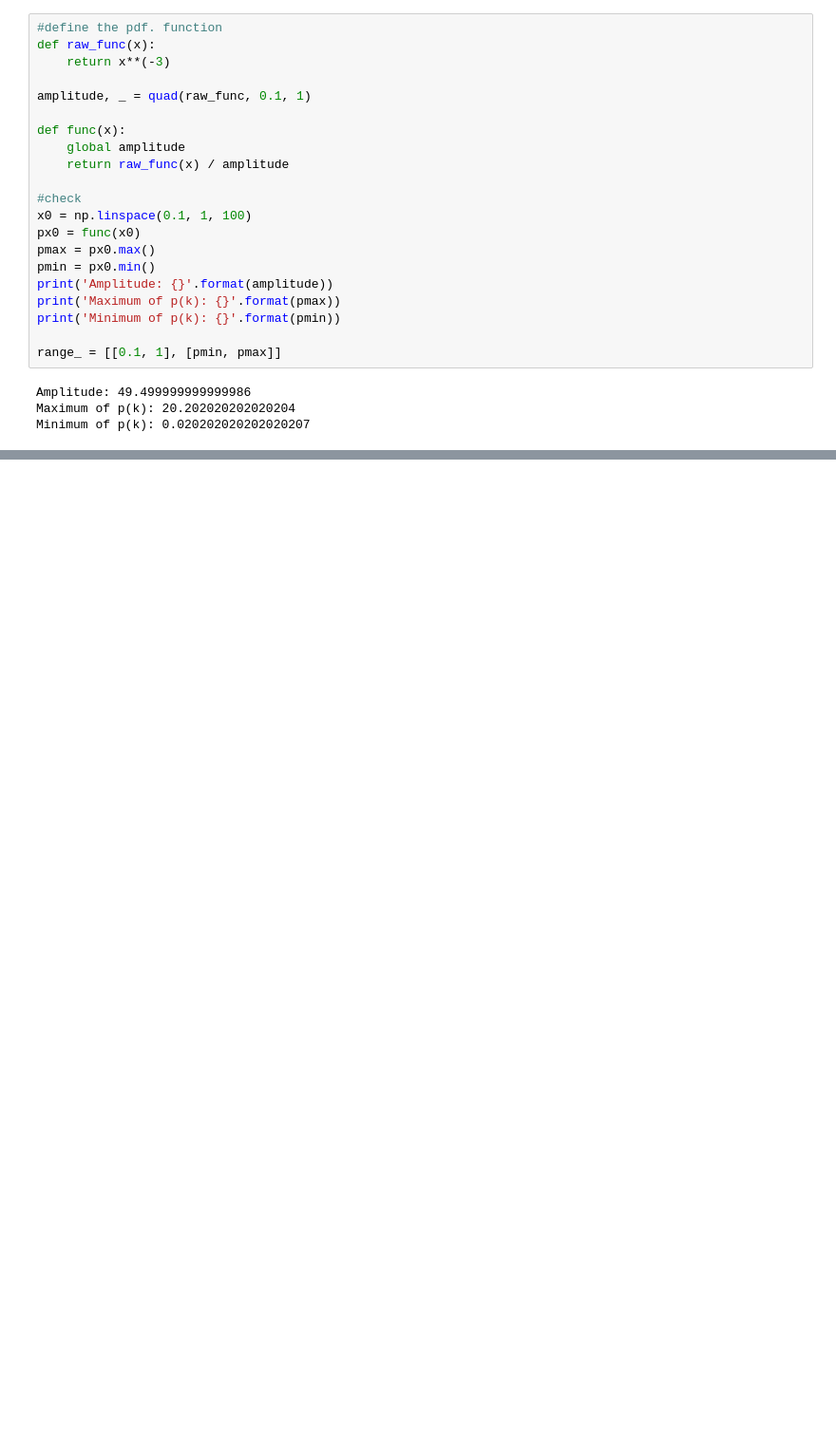
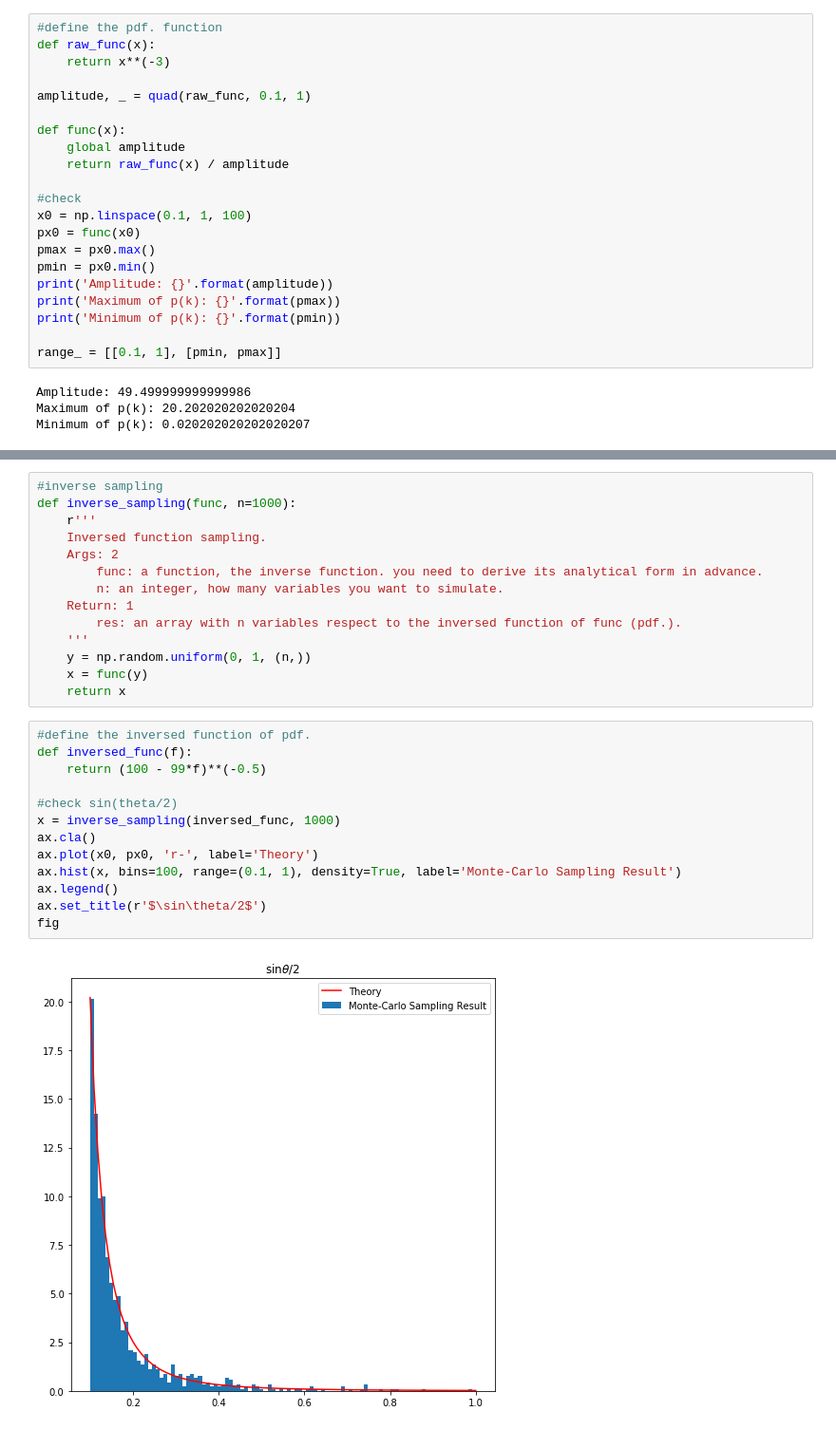
Before and after one commit to LearnerYme/computational_physics_homework_2nd, a Jupyter notebook: Homework_6.ipynb, the cells around one changed output, grey strips where cells are left out. Shown: that part at 95% size. Saved outputs shown, nothing was run; the diff lists cells and outputs as text; blank space fills up the shorter version.

```diff
--- a/Homework_6.ipynb
+++ b/Homework_6.ipynb
@@ -97,0 +128,29 @@ fig
+# %%
+#inverse sampling
+def inverse_sampling(func, n=1000):
+    r'''
+    Inversed function sampling.
+    Args: 2
+        func: a function, the inverse function. you need to derive its analytical form in advance.
+        n: an integer, how many variables you want to simulate.
+    Return: 1
+        res: an array with n variables respect to the inversed function of func (pdf.).
+    '''
+    y = np.random.uniform(0, 1, (n,))
+    x = func(y)
+    return x
+# %%
+#define the inversed function of pdf.
+def inversed_func(f):
+    return (100 - 99*f)**(-0.5)
+
+#check sin(theta/2)
+x = inverse_sampling(inversed_func, 1000)
+ax.cla()
+ax.plot(x0, px0, 'r-', label='Theory')
+ax.hist(x, bins=100, range=(0.1, 1), density=True, label='Monte-Carlo Sampling Result')
+ax.legend()
+ax.set_title(r'$\sin\theta/2$')
+fig
+# %% [output]
+[figure, added]
```
Also changed, not shown: parts of 11 cells of this notebook, 1 other file.
